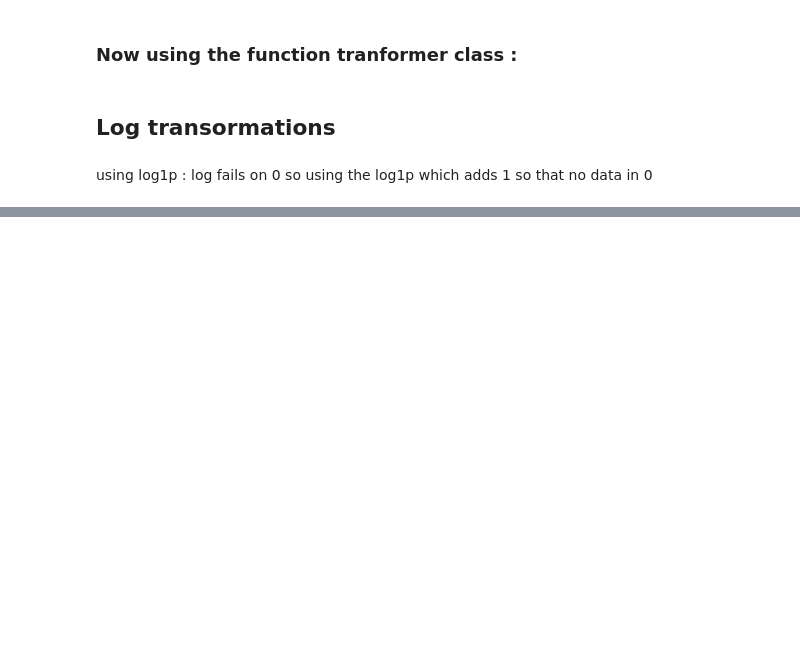
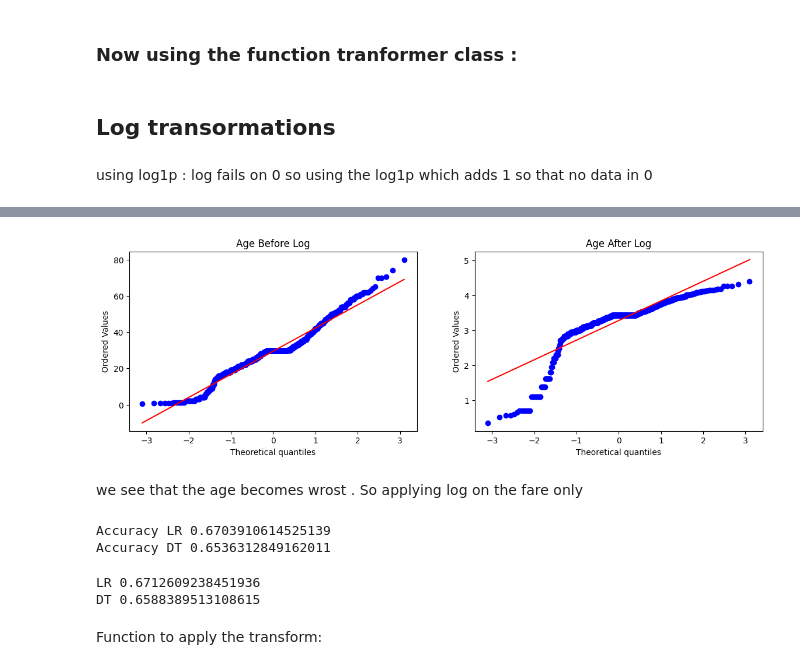
Before and after one commit to Foolmannn/ml-learnings, a Jupyter notebook: 5FeatureEngineering/Mathematical_Transformations/function_transformer.ipynb, the cells around one changed output, grey strips where cells are left out. Cells and saved outputs as stored; diff of their text form; code cells hidden in the pictures; blank space fills up the shorter version.

Commit message:
Functional/mathematical transformations: log

```diff
--- a/5FeatureEngineering/Mathematical_Transformations/function_transformer.ipynb
+++ b/5FeatureEngineering/Mathematical_Transformations/function_transformer.ipynb
@@ -146,0 +174,16 @@ we can see the accuracy slightly increased
+# %%
+plt.figure(figsize=(14,4))
+
+plt.subplot(121)
+stats.probplot(X_train['Age'], dist="norm", plot=plt)
+plt.title('Age Before Log')
+
+plt.subplot(122)
+stats.probplot(X_train_transformed['Age'], dist="norm", plot=plt)
+plt.title('Age After Log')
+
+plt.show()
+# %% [output]
+[figure, added]
+# %% [markdown]
+we see that the age becomes wrost . So applying log on the fare only
@@ -146,0 +195,28 @@ we can see the accuracy slightly increased
+# %%
+clf = LogisticRegression()
+clf2 = DecisionTreeClassifier()
+
+clf.fit(X_train_transformed2,y_train)
+clf2.fit(X_train_transformed2,y_train)
+
+y_pred = clf.predict(X_test_transformed2)
+y_pred2 = clf2.predict(X_test_transformed2)
+
+print("Accuracy LR",accuracy_score(y_test,y_pred))
+print("Accuracy DT",accuracy_score(y_test,y_pred2))
+# %% [output]
+Accuracy LR 0.6703910614525139
+Accuracy DT 0.6536312849162011
+# %%
+X_transformed2 = trf2.fit_transform(X)
+
+clf = LogisticRegression()
+clf2 = DecisionTreeClassifier()
+
+print("LR",np.mean(cross_val_score(clf,X_transformed2,y,scoring='accuracy',cv=10)))
+print("DT",np.mean(cross_val_score(clf2,X_transformed2,y,scoring='accuracy',cv=10)))
+# %% [output]
+LR 0.6712609238451936
+DT 0.6588389513108615
+# %% [markdown]
+Function to apply the transform:
```
Also changed, not shown: parts of 9 cells of this notebook.
